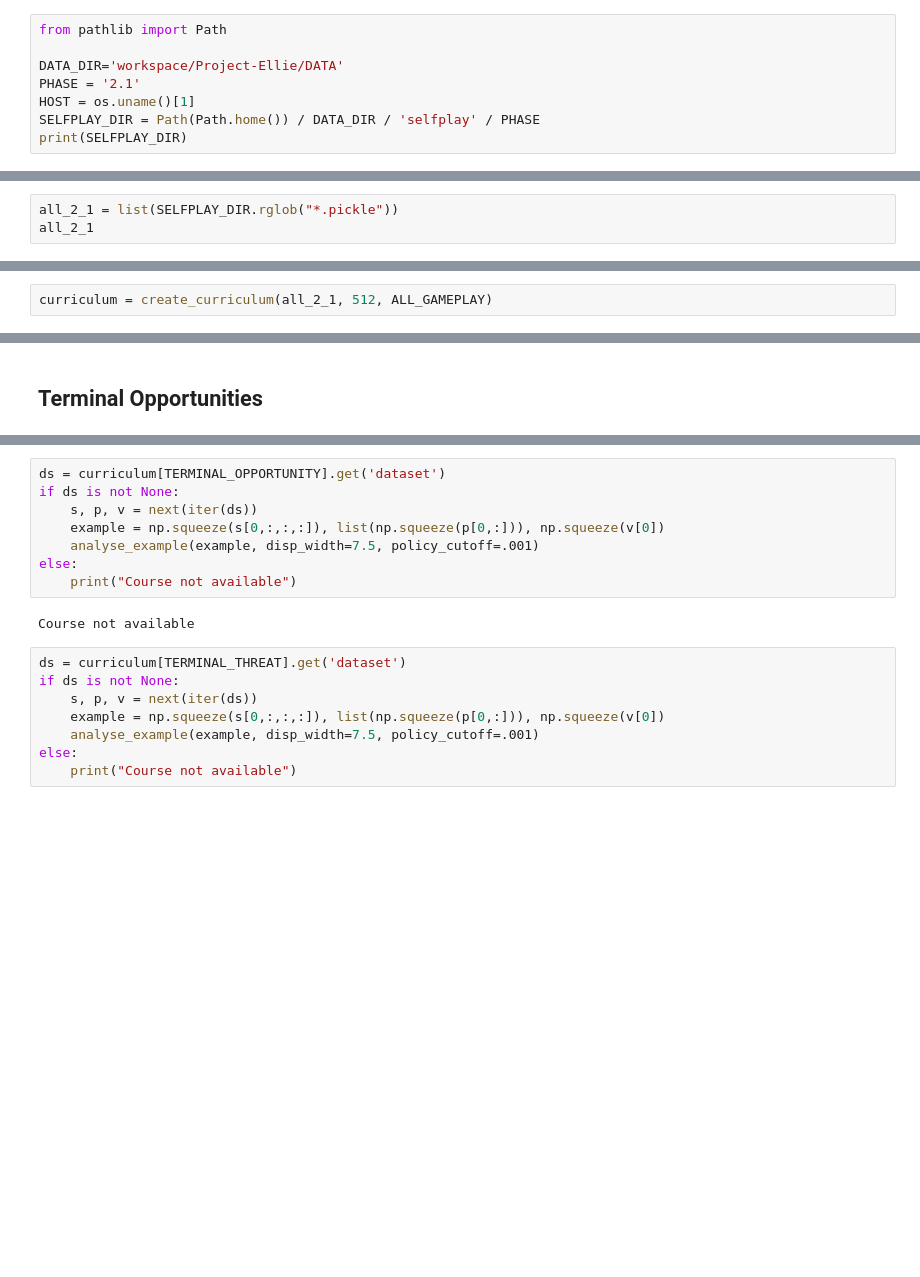
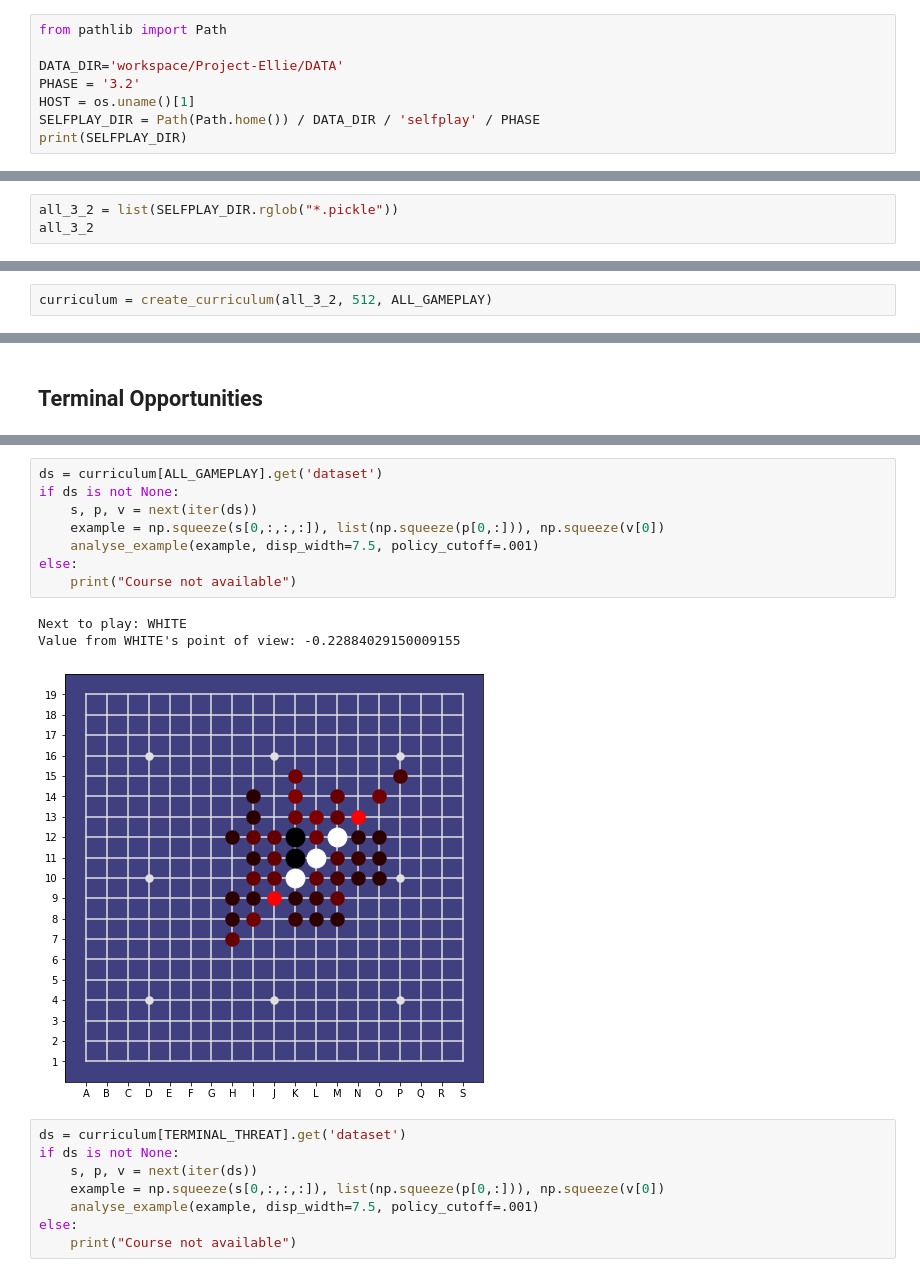
Before and after one commit to Project-Ellie/DeepGomoku, a Jupyter notebook: notebooks/Training_Curriculum.ipynb, the cells around one changed output, grey strips where cells are left out. Cells and saved outputs as stored; diff of their text form; blank space fills up the shorter version.

```diff
--- a/notebooks/Training_Curriculum.ipynb
+++ b/notebooks/Training_Curriculum.ipynb
@@ -33,7 +33,7 @@ Pickle files contain only single representatives of the 8 symmetries and the boa
 from pathlib import Path
 
 DATA_DIR='workspace/Project-Ellie/DATA'
-PHASE = '2.1'
+PHASE = '3.2'
 HOST = os.uname()[1]
 SELFPLAY_DIR = Path(Path.home()) / DATA_DIR / 'selfplay' / PHASE
 print(SELFPLAY_DIR)
@@ -42,4 +42,4 @@ print(SELFPLAY_DIR)
 # %%
-all_2_1 = list(SELFPLAY_DIR.rglob("*.pickle"))
-all_2_1
+all_3_2 = list(SELFPLAY_DIR.rglob("*.pickle"))
+all_3_2
 # %% [output]
@@ -63,4 +63,4 @@ all_2_1
 # %%
-curriculum = create_curriculum(all_2_1, 512, ALL_GAMEPLAY)
+curriculum = create_curriculum(all_3_2, 512, ALL_GAMEPLAY)
 # %% [output]
 Preparing course: All Gameplay
@@ -75,13 +84,15 @@ course
 # %%
-ds = curriculum[TERMINAL_OPPORTUNITY].get('dataset')
+ds = curriculum[ALL_GAMEPLAY].get('dataset')
 if ds is not None:
     s, p, v = next(iter(ds))
     example = np.squeeze(s[0,:,:,:]), list(np.squeeze(p[0,:])), np.squeeze(v[0])
     analyse_example(example, disp_width=7.5, policy_cutoff=.001)
 else:
     print("Course not available")
 # %% [output]
-Course not available
+Next to play: WHITE
+Value from WHITE's point of view: -0.22884029150009155
+[figure, added]
 # %%
 ds = curriculum[TERMINAL_THREAT].get('dataset')
 if ds is not None:
```
Also changed, not shown: parts of 11 cells of this notebook, 24 other files.
